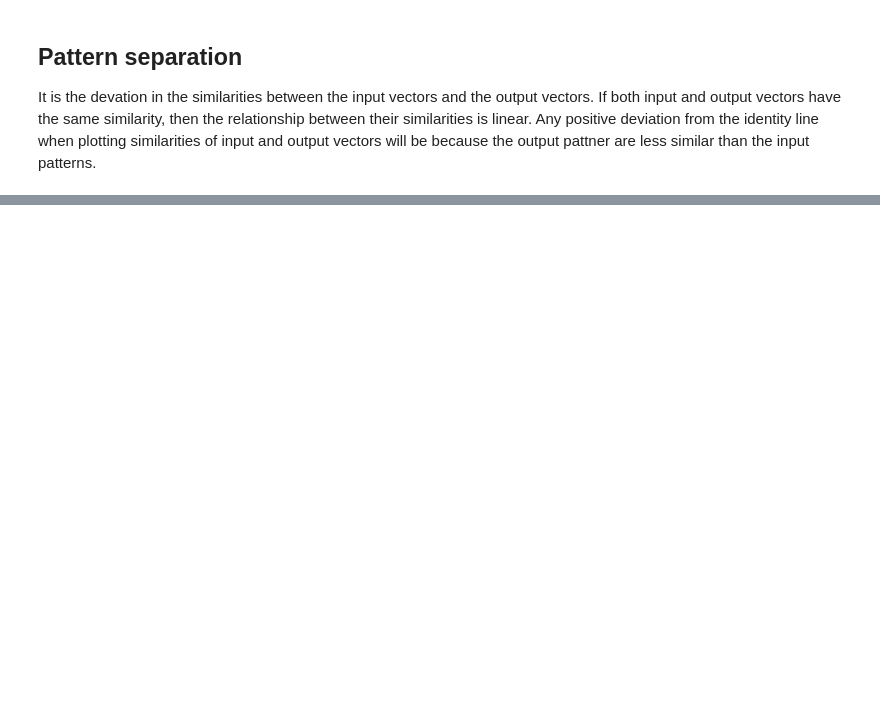
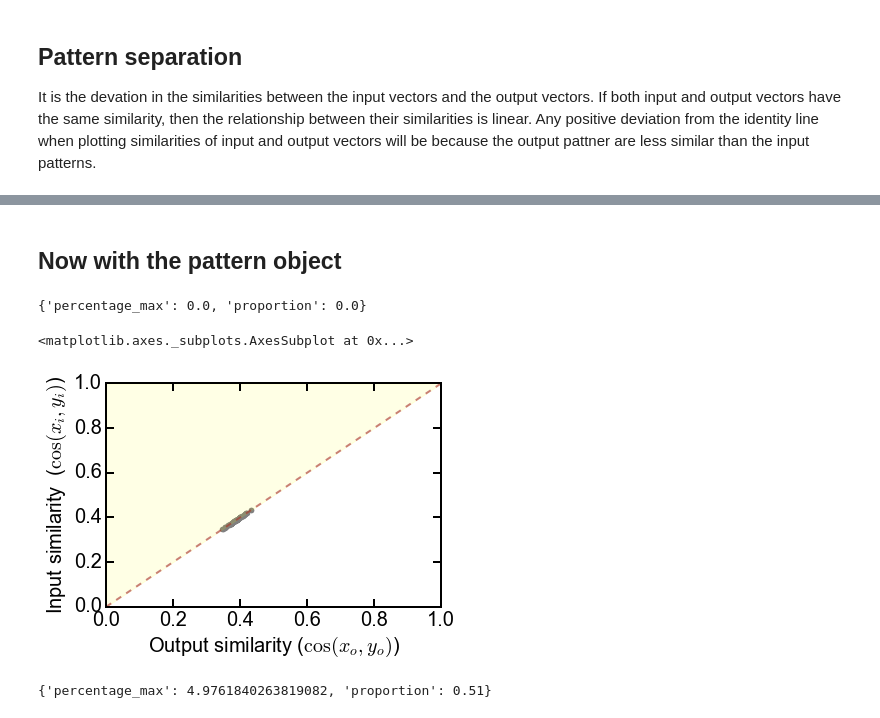
Before and after one commit to ClaudiaEsp/inet, a Jupyter notebook: Examples/Patterns.ipynb, the cells around one changed output, grey strips where cells are left out. Drawn from its saved outputs; the diff is of its cells as text; code cells hidden in the pictures; blank space fills up the shorter version.

Commit message:
Starting separation object to quantify patterns

```diff
--- a/Examples/Patterns.ipynb
+++ b/Examples/Patterns.ipynb
@@ -180,0 +222,2 @@ ax = plot_pattern_separation(inputpattern, outpattern)
+# %% [markdown]
+<H2>Now with the pattern object</H2>
@@ -180,0 +226,13 @@ ax = plot_pattern_separation(inputpattern, outpattern)
+# %%
+separation(inputpattern, inputpattern)
+# %% [output]
+{'percentage_max': 0.0, 'proportion': 0.0}
+# %%
+separation.plot()
+# %% [output]
+<matplotlib.axes._subplots.AxesSubplot at 0x...>
+[figure, added]
+# %%
+separation(inputpattern, outpattern)
+# %% [output]
+{'percentage_max': 4.9761840263819082, 'proportion': 0.51}
```
Also changed, not shown: parts of 13 cells of this notebook, 3 other files.
